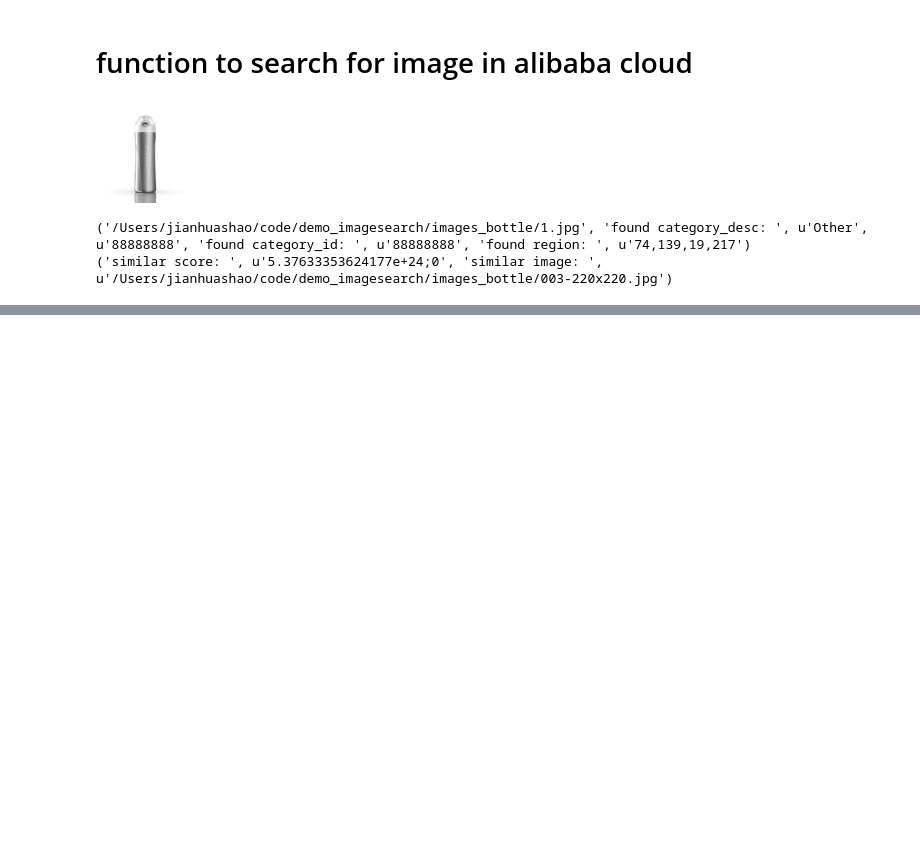
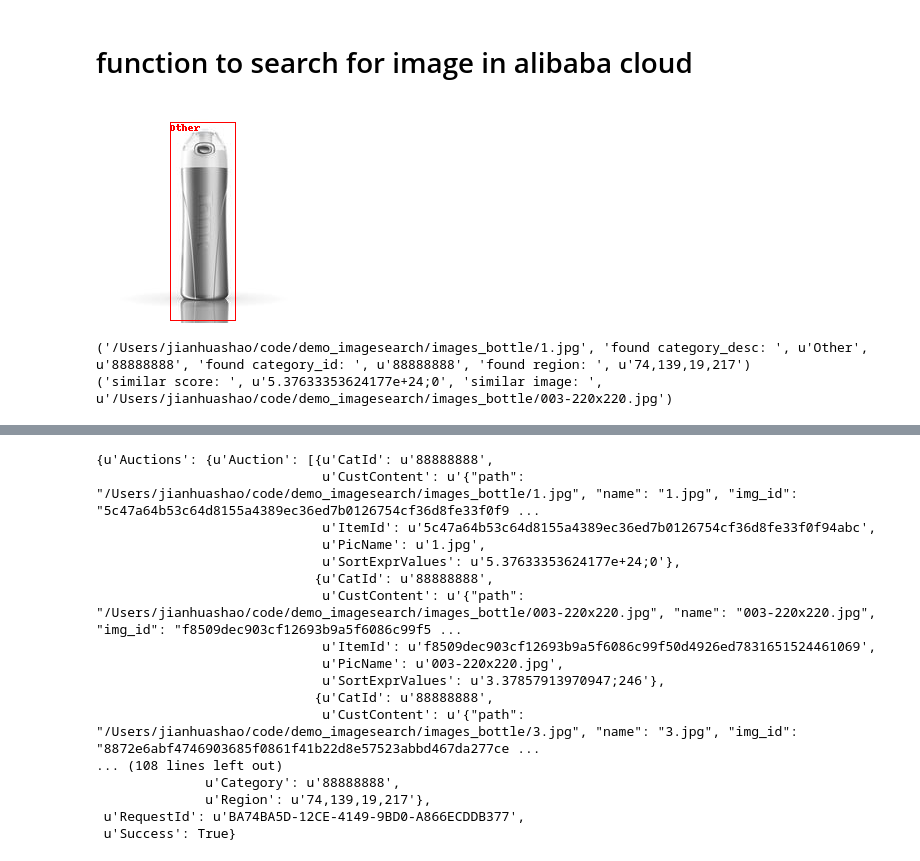
Before and after one commit to jhs2jhs/AlibabaCloud_ImageSearch_Demo_py2, a Jupyter notebook: app_image_search_general_py2.ipynb, the cells around one changed output, grey strips where cells are left out. Saved outputs shown, nothing was run; the diff lists cells and outputs as text; code cells hidden in the pictures; blank space fills up the shorter version.

```diff
--- a/app_image_search_general_py2.ipynb
+++ b/app_image_search_general_py2.ipynb
@@ -34,6 +59,8 @@ accessKeyId = ali_config.accessKeyId # via: https://ak-console.aliyun.com
 accessKeySecret = ali_config.accessKeySecret
 domain = "imagesearch."+ region +".aliyuncs.com"
 
+instanceName = "isdemogeneral"
+
 region_provider.add_endpoint(product, region, domain)
 requestClient = client.AcsClient(accessKeyId, accessKeySecret, region)
 # %% [markdown]
@@ -42,14 +69,6 @@ requestClient = client.AcsClient(accessKeyId, accessKeySecret, region)
 from aliyunsdkimagesearch.request.v20180120.AddItemRequest import AddItemRequest
 
 def image_upload(instanceName, image_name, image_path):
-    request = AddItemRequest()
-
-    request.set_instance_name(instanceName)
-    request.set_cate_id("0")
-    request.set_item_id("1234")
-    image_content = {'name': image_name, 'path': image_path}
-    request.set_cust_content(json.dumps(image_content))
-
     # load file
     file_object = open(image_path)
     file_content = None
@@ -58,6 +77,16 @@ def image_upload(instanceName, image_name, image_path):
     finally:
         file_object.close()
 
+    img_id = get_md5(file_content)
+    print('img_id: ', img_id)
+
+    request = AddItemRequest()
+    request.set_instance_name(instanceName)
+    request.set_cate_id("0")
+    request.set_item_id(img_id)
+    image_content = {'name': image_name, 'path': image_path, 'img_id': img_id}
+    request.set_cust_content(json.dumps(image_content))
+
     print len(file_content)
     request.add_picture(image_name, file_content)
     request.build_post_content()
@@ -67,7 +96,7 @@ def image_upload(instanceName, image_name, image_path):
 # %%
 # test to upload a single image
 
-instanceName = "testforbcgeneral"; # e.g. imagesearchtest
+#instanceName = "testforbcgeneral"; # e.g. imagesearchtest
 image_name = '1.jpg'
 image_folder = '../images_bottle'
 image_path = os.path.abspath(image_folder+'/'+image_name)
@@ -145,12 +175,13 @@ def image_search(instanceName, image_path):
 def image_search_result(instanceName, image_path):
     result = image_search(instanceName, image_path)
     r = json.loads(result)
+    #pprint(r)
     category_desc = ''
     for c in r['PicInfo']['AllCategory']['Category']:
         if r['PicInfo']['Category'] == c['Id']:
             category_desc = c['Name']
     #pprint(r)
-    display(image_preview(image_path))
+    display(image_preview(image_path, r['PicInfo']['Region'], category_desc))
 
     print(image_path, 'found category_desc: ', category_desc, r['PicInfo']['Category'], 'found category_id: ', r['PicInfo']['Category'], 'found region: ',  r['PicInfo']['Region'])
 
@@ -159,23 +190,41 @@ def image_search_result(instanceName, image_path):
     image_similar_score = r['Auctions']['Auction'][0]['SortExprValues']
     print("similar score: ", image_similar_score, "similar image: ", image_similar_path)
 
-    display(image_preview(image_similar_path))
+    #print(r['Auctions']['Auction'][1])
+    display(image_preview(image_similar_path, '', ''))
 
     return r
 # %%
 # test to search a single image
 
-instanceName = "testforbcgeneral"; # e.g. imagesearchtest
+#instanceName = "testforbcgeneral"; # e.g. imagesearchtest
 image_name = '1.jpg'
 image_folder = '../images_bottle'
 image_path = os.path.abspath(image_folder+'/'+image_name)
 r = image_search_result(instanceName, image_path)
-#pprint(r)
+pprint(r)
 # %% [output]
-[figure, old version]
+[figure, new version]
 ('/Users/jianhuashao/code/demo_imagesearch/images_bottle/1.jpg', 'found category_desc: ', u'Other', u'88888888', 'found category_id: ', u'88888888', 'found region: ', u'74,139,19,217')
 ('similar score: ', u'5.37633353624177e+24;0', 'similar image: ', u'/Users/jianhuashao/code/demo_imagesearch/images_bottle/003-220x220.jpg')
 [figure]
+{u'Auctions': {u'Auction': [{u'CatId': u'88888888',
+                             u'CustContent': u'{"path": "/Users/jianhuashao/code/demo_imagesearch/images_bottle/1.jpg", "name": "1.jpg", "img_id": "5c47a64b53c64d8155a4389ec36ed7b0126754cf36d8fe33f0f9 ...
+                             u'ItemId': u'5c47a64b53c64d8155a4389ec36ed7b0126754cf36d8fe33f0f94abc',
+                             u'PicName': u'1.jpg',
+                             u'SortExprValues': u'5.37633353624177e+24;0'},
+                            {u'CatId': u'88888888',
+                             u'CustContent': u'{"path": "/Users/jianhuashao/code/demo_imagesearch/images_bottle/003-220x220.jpg", "name": "003-220x220.jpg", "img_id": "f8509dec903cf12693b9a5f6086c99f5 ...
+                             u'ItemId': u'f8509dec903cf12693b9a5f6086c99f50d4926ed7831651524461069',
+                             u'PicName': u'003-220x220.jpg',
+                             u'SortExprValues': u'3.37857913970947;246'},
+                            {u'CatId': u'88888888',
+                             u'CustContent': u'{"path": "/Users/jianhuashao/code/demo_imagesearch/images_bottle/3.jpg", "name": "3.jpg", "img_id": "8872e6abf4746903685f0861f41b22d8e57523abbd467da277ce ...
+... (108 lines left out)
+              u'Category': u'88888888',
+              u'Region': u'74,139,19,217'},
+ u'RequestId': u'BA74BA5D-12CE-4149-9BD0-A866ECDDB377',
+ u'Success': True}
 # %%
 image_folder = os.path.abspath('../images_bottle')
 images = {}
```
Also changed, not shown: parts of 12 cells of this notebook.
